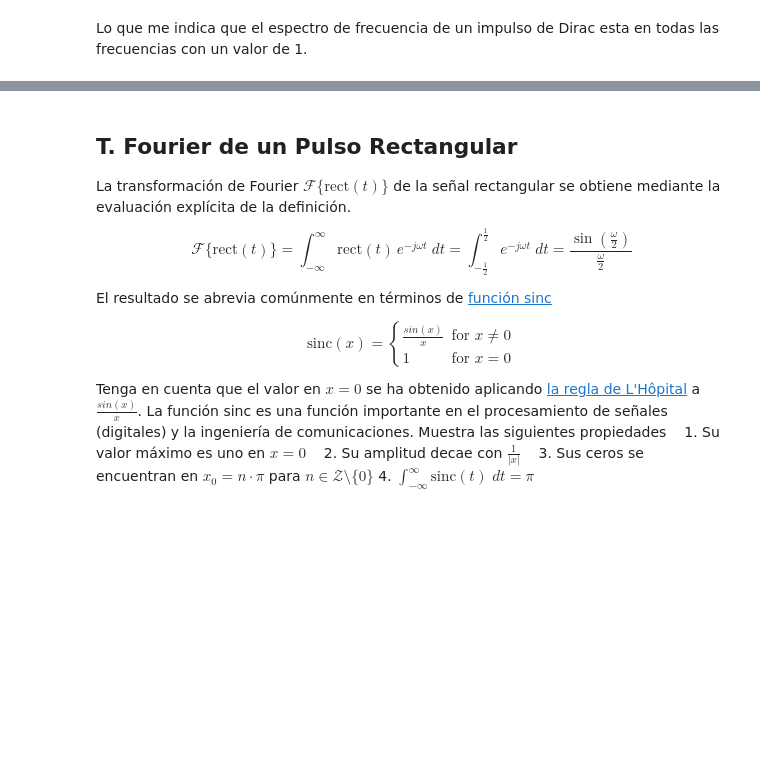
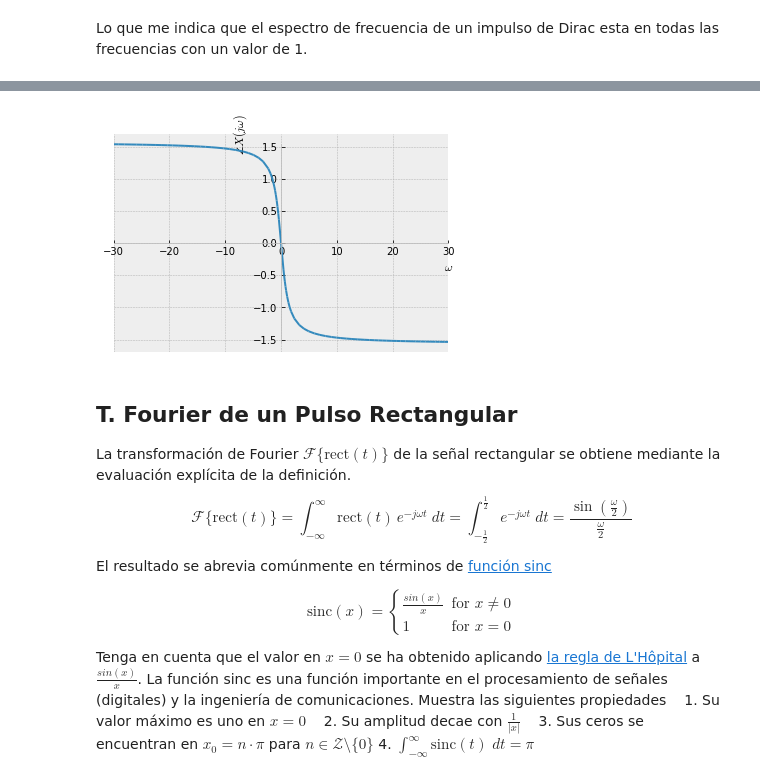
Before and after one commit to JoseRZapata/SyS, a Jupyter notebook: Transformada_Continua_Fourier.ipynb, the cells around one changed output, grey strips where cells are left out. Saved outputs shown, nothing was run; the diff lists cells and outputs as text; code cells hidden in the pictures; blank space fills up the shorter version.

```diff
--- a/Transformada_Continua_Fourier.ipynb
+++ b/Transformada_Continua_Fourier.ipynb
@@ -140,3 +160,7 @@ Lo que me indica que el espectro de frecuencia de un impulso de Dirac esta en to
+# %%
+sym.plot(sym.arg(XW), (w, -30, 30), xlabel=r'$\omega$', ylabel=r'$\angle X(j\omega)$');
+# %% [output]
+[figure, added]
 # %% [markdown]
 ## T. Fourier de un Pulso Rectangular
 
```
Also changed, not shown: parts of 5 cells of this notebook.
